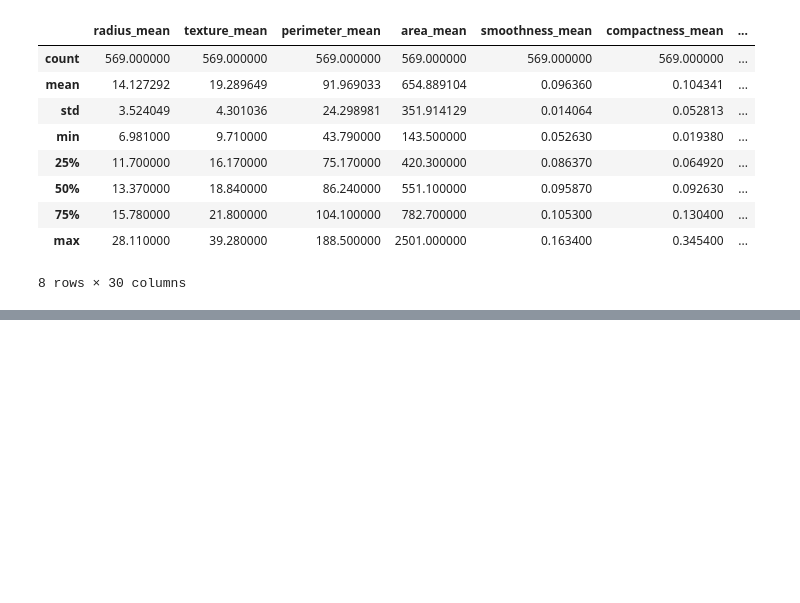
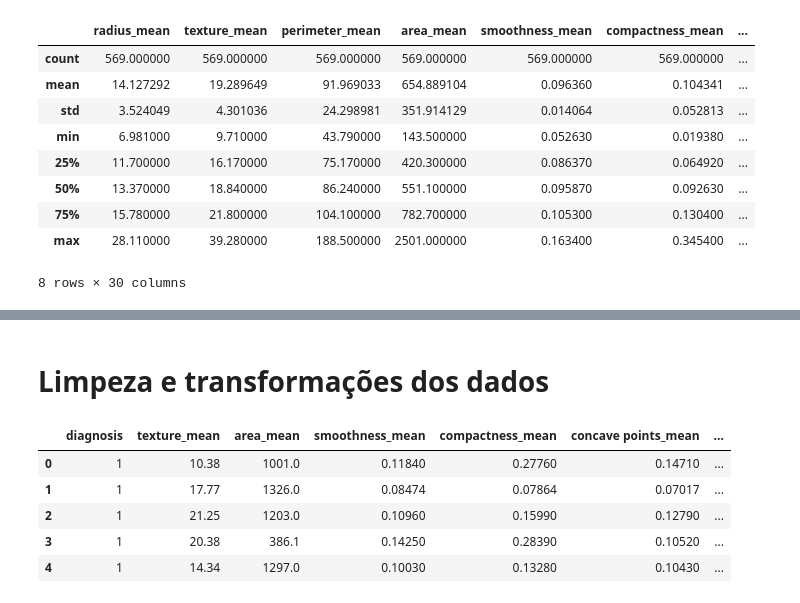
Before and after one commit to caioopra/trab_final_ML, a Jupyter notebook: src/binary_classification.ipynb, the cells around one changed output, grey strips where cells are left out. Saved outputs shown, nothing was run; the diff lists cells and outputs as text; code cells hidden in the pictures; blank space fills up the shorter version.

```diff
--- a/src/binary_classification.ipynb
+++ b/src/binary_classification.ipynb
@@ -100,0 +159,38 @@ df.describe()
+# %% [markdown]
+# Limpeza e transformações dos dados
+# %%
+from sklearn.preprocessing import StandardScaler
+
+df = pd.read_csv("../data/wisconsin_breast_cancer.csv")
+
+df = df.drop(
+    columns=["Unnamed: 32", "id"]
+)  # coluna de NaN e identificador que não deve ser usado
+df["diagnosis"] = df["diagnosis"].map(
+    {"M": 1, "B": 0}
+)  # convertendo de Maligno e Benigno para 1 e 0
+
+# lista de colunas redundantes
+drop_list = [
+    "perimeter_mean",
+    "radius_mean",
+    "concavity_mean",
+    "radius_se",
+    "perimeter_se",
+    "radius_worst",
+    "perimeter_worst",
+    "concavity_se",
+    "area_worst",
+    "texture_worst",
+    "concave points_worst"
+]
+df = df.drop(columns=drop_list, inplace=False)
+
+df.head()
+# %% [output]
+|  | diagnosis | texture_mean | area_mean | smoothness_mean | compactness_mean | concave points_mean | ... |
+| 0 | 1 | 10.38 | 1001.0 | 0.11840 | 0.27760 | 0.14710 | ... |
+| 1 | 1 | 17.77 | 1326.0 | 0.08474 | 0.07864 | 0.07017 | ... |
+| 2 | 1 | 21.25 | 1203.0 | 0.10960 | 0.15990 | 0.12790 | ... |
+| 3 | 1 | 20.38 | 386.1 | 0.14250 | 0.28390 | 0.10520 | ... |
+| 4 | 1 | 14.34 | 1297.0 | 0.10030 | 0.13280 | 0.10430 | ... |
```
Also changed, not shown: parts of 12 cells of this notebook, 1 other file.
